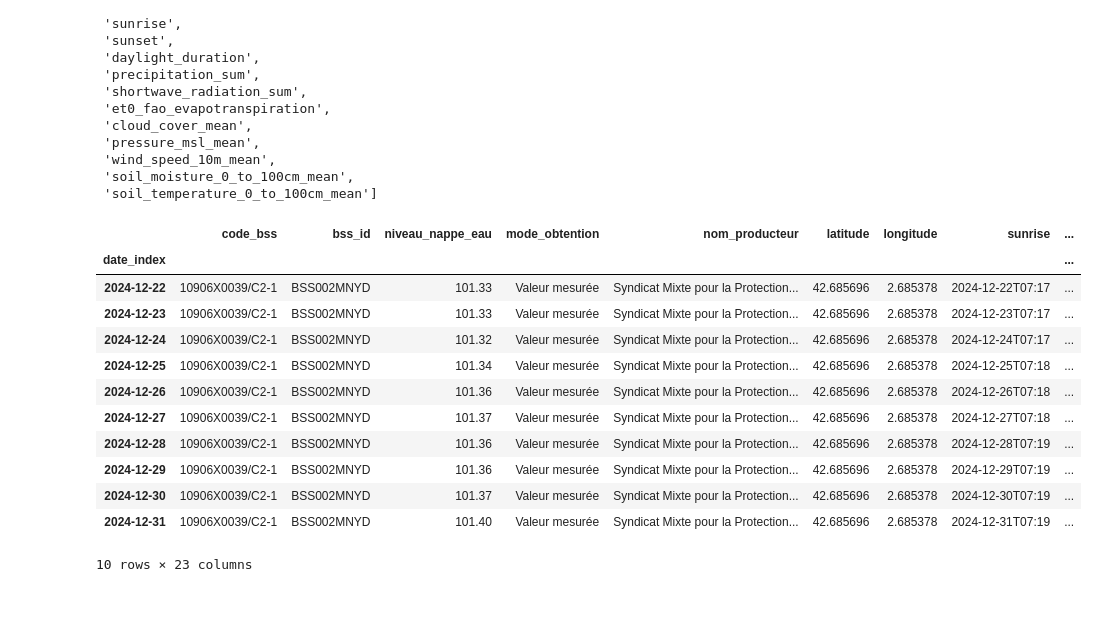
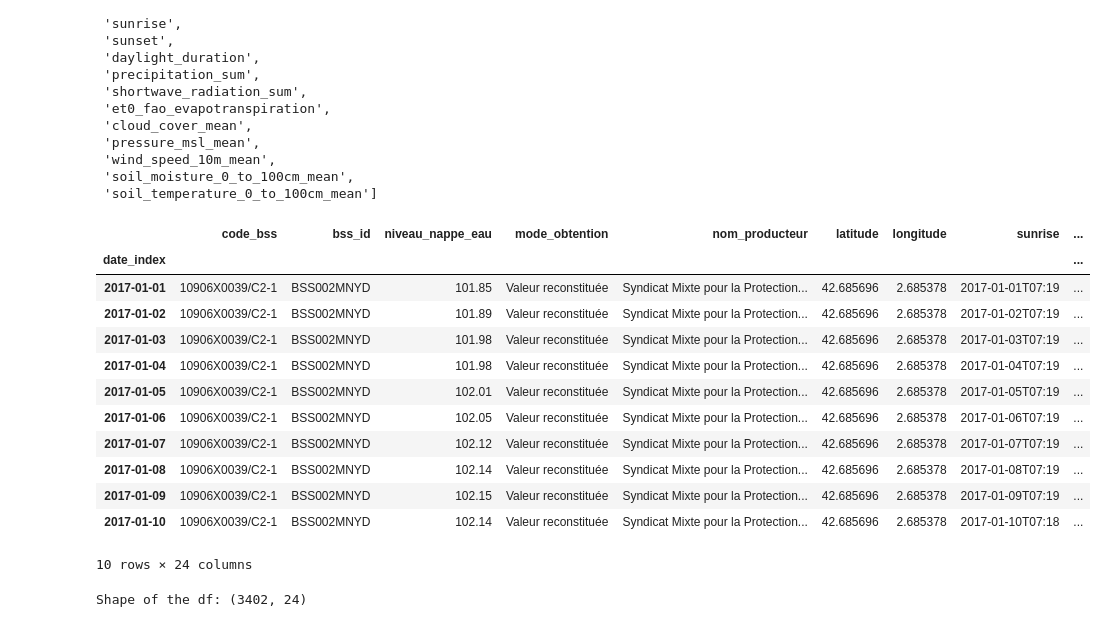
Before and after one commit to lauradmch/NappeCast-forecasting, a Jupyter notebook: notebooks/features_engineering.ipynb, the cells around one changed output. Drawn from its saved outputs; the diff is of its cells as text; code cells hidden in the pictures.

```diff
--- a/notebooks/features_engineering.ipynb
+++ b/notebooks/features_engineering.ipynb
@@ -7,7 +7,7 @@ import pandas as pd
 import numpy as np
 # %%
 # Loading the data
-input_path = Path("..") / 'data' / 'interim' / 'df_full_cleaned.csv'
+input_path = Path("..") / 'data' / 'raw' / 'dataset.csv'
 df = pd.read_csv(input_path)
 display(df.head(5))
 print("Shape of the piezometer dataframe:\n", df.shape)
@@ -32,7 +32,8 @@ df.columns.tolist
       dtype='str')>
 # %%
 # Index define as date_index
-df = df.set_index('date_index')
+df["date_index"] = pd.to_datetime(df["date_index"])
+df = df.set_index("date_index")
 display(df.head(5))
 # %% [output]
 |  | code_bss | bss_id | niveau_nappe_eau | mode_obtention | nom_producteur | latitude | longitude | sunrise | ... |
@@ -142,29 +165,39 @@ def cumulative_precipitation(df, days: int) -> pd.DataFrame:
 
 def cumulative_eff_precipitation(df, days: int) -> pd.DataFrame:
     """
-    Computation of the cumulative precipitation during the last 7-30-90 days minus
+    Computation of the cumulative precipitation during the last 30-90 days minus
     the et0_fao_evapotranspiration (mining the evaporation)
     """
     df[f'Peff_cum_{days}d'] = (df['precipitation_sum'] - df['et0_fao_evapotranspiration']).rolling(window=days).sum()
     return df
+
+def mean_temp(df, days: int) -> pd.DataFrame:
+    """
+    Computation of the temperature mean on the last x days
+    """
+    df[f'Temperature_mean_{days}d'] = round(df['soil_temperature_0_to_100cm_mean'].rolling(window=days).mean(), 2)
+    return df
 # %%
 cumulative_precipitation(df, days = 7)
 cumulative_precipitation(df, days = 30)
 cumulative_precipitation(df, days = 90)
 cumulative_eff_precipitation(df, days = 30)
 cumulative_eff_precipitation(df, days = 90)
-display(df.tail(10))
+mean_temp(df, days = 30)
+display(df.head(10))
+print("Shape of the df:", df.shape)
 # %% [output]
 |  | code_bss | bss_id | niveau_nappe_eau | mode_obtention | nom_producteur | latitude | longitude | sunrise | ... |
 | date_index |  |  |  |  |  |  |  |  | ... |
-| 2024-12-22 | 10906X0039/C2-1 | BSS002MNYD | 101.33 | Valeur mesurée | Syndicat Mixte pour la Protection... | 42.685696 | 2.685378 | 2024-12-22T07:17 | ... |
-| 2024-12-23 | 10906X0039/C2-1 | BSS002MNYD | 101.33 | Valeur mesurée | Syndicat Mixte pour la Protection... | 42.685696 | 2.685378 | 2024-12-23T07:17 | ... |
-| 2024-12-24 | 10906X0039/C2-1 | BSS002MNYD | 101.32 | Valeur mesurée | Syndicat Mixte pour la Protection... | 42.685696 | 2.685378 | 2024-12-24T07:17 | ... |
-| 2024-12-25 | 10906X0039/C2-1 | BSS002MNYD | 101.34 | Valeur mesurée | Syndicat Mixte pour la Protection... | 42.685696 | 2.685378 | 2024-12-25T07:18 | ... |
-| 2024-12-26 | 10906X0039/C2-1 | BSS002MNYD | 101.36 | Valeur mesurée | Syndicat Mixte pour la Protection... | 42.685696 | 2.685378 | 2024-12-26T07:18 | ... |
-| 2024-12-27 | 10906X0039/C2-1 | BSS002MNYD | 101.37 | Valeur mesurée | Syndicat Mixte pour la Protection... | 42.685696 | 2.685378 | 2024-12-27T07:18 | ... |
-| 2024-12-28 | 10906X0039/C2-1 | BSS002MNYD | 101.36 | Valeur mesurée | Syndicat Mixte pour la Protection... | 42.685696 | 2.685378 | 2024-12-28T07:19 | ... |
-| 2024-12-29 | 10906X0039/C2-1 | BSS002MNYD | 101.36 | Valeur mesurée | Syndicat Mixte pour la Protection... | 42.685696 | 2.685378 | 2024-12-29T07:19 | ... |
-| 2024-12-30 | 10906X0039/C2-1 | BSS002MNYD | 101.37 | Valeur mesurée | Syndicat Mixte pour la Protection... | 42.685696 | 2.685378 | 2024-12-30T07:19 | ... |
-| 2024-12-31 | 10906X0039/C2-1 | BSS002MNYD | 101.40 | Valeur mesurée | Syndicat Mixte pour la Protection... | 42.685696 | 2.685378 | 2024-12-31T07:19 | ... |
+| 2017-01-01 | 10906X0039/C2-1 | BSS002MNYD | 101.85 | Valeur reconstituée | Syndicat Mixte pour la Protection... | 42.685696 | 2.685378 | 2017-01-01T07:19 | ... |
+| 2017-01-02 | 10906X0039/C2-1 | BSS002MNYD | 101.89 | Valeur reconstituée | Syndicat Mixte pour la Protection... | 42.685696 | 2.685378 | 2017-01-02T07:19 | ... |
+| 2017-01-03 | 10906X0039/C2-1 | BSS002MNYD | 101.98 | Valeur reconstituée | Syndicat Mixte pour la Protection... | 42.685696 | 2.685378 | 2017-01-03T07:19 | ... |
+| 2017-01-04 | 10906X0039/C2-1 | BSS002MNYD | 101.98 | Valeur reconstituée | Syndicat Mixte pour la Protection... | 42.685696 | 2.685378 | 2017-01-04T07:19 | ... |
+| 2017-01-05 | 10906X0039/C2-1 | BSS002MNYD | 102.01 | Valeur reconstituée | Syndicat Mixte pour la Protection... | 42.685696 | 2.685378 | 2017-01-05T07:19 | ... |
+| 2017-01-06 | 10906X0039/C2-1 | BSS002MNYD | 102.05 | Valeur reconstituée | Syndicat Mixte pour la Protection... | 42.685696 | 2.685378 | 2017-01-06T07:19 | ... |
+| 2017-01-07 | 10906X0039/C2-1 | BSS002MNYD | 102.12 | Valeur reconstituée | Syndicat Mixte pour la Protection... | 42.685696 | 2.685378 | 2017-01-07T07:19 | ... |
+| 2017-01-08 | 10906X0039/C2-1 | BSS002MNYD | 102.14 | Valeur reconstituée | Syndicat Mixte pour la Protection... | 42.685696 | 2.685378 | 2017-01-08T07:19 | ... |
+| 2017-01-09 | 10906X0039/C2-1 | BSS002MNYD | 102.15 | Valeur reconstituée | Syndicat Mixte pour la Protection... | 42.685696 | 2.685378 | 2017-01-09T07:19 | ... |
+| 2017-01-10 | 10906X0039/C2-1 | BSS002MNYD | 102.14 | Valeur reconstituée | Syndicat Mixte pour la Protection... | 42.685696 | 2.685378 | 2017-01-10T07:18 | ... |
-10 rows × 23 columns
+10 rows × 24 columns
+Shape of the df: (3402, 24)
```
Also changed, not shown: parts of 9 cells of this notebook.
